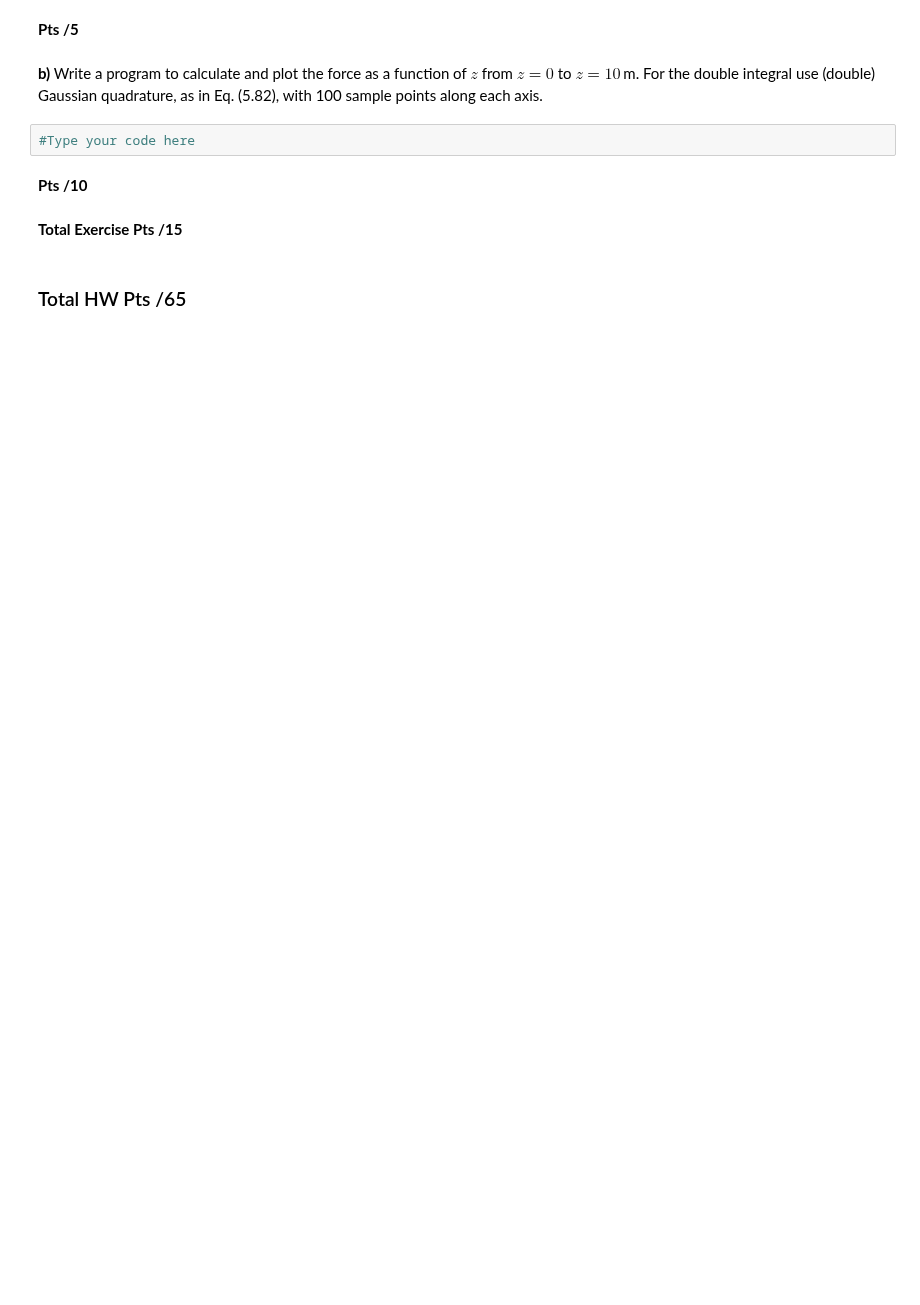
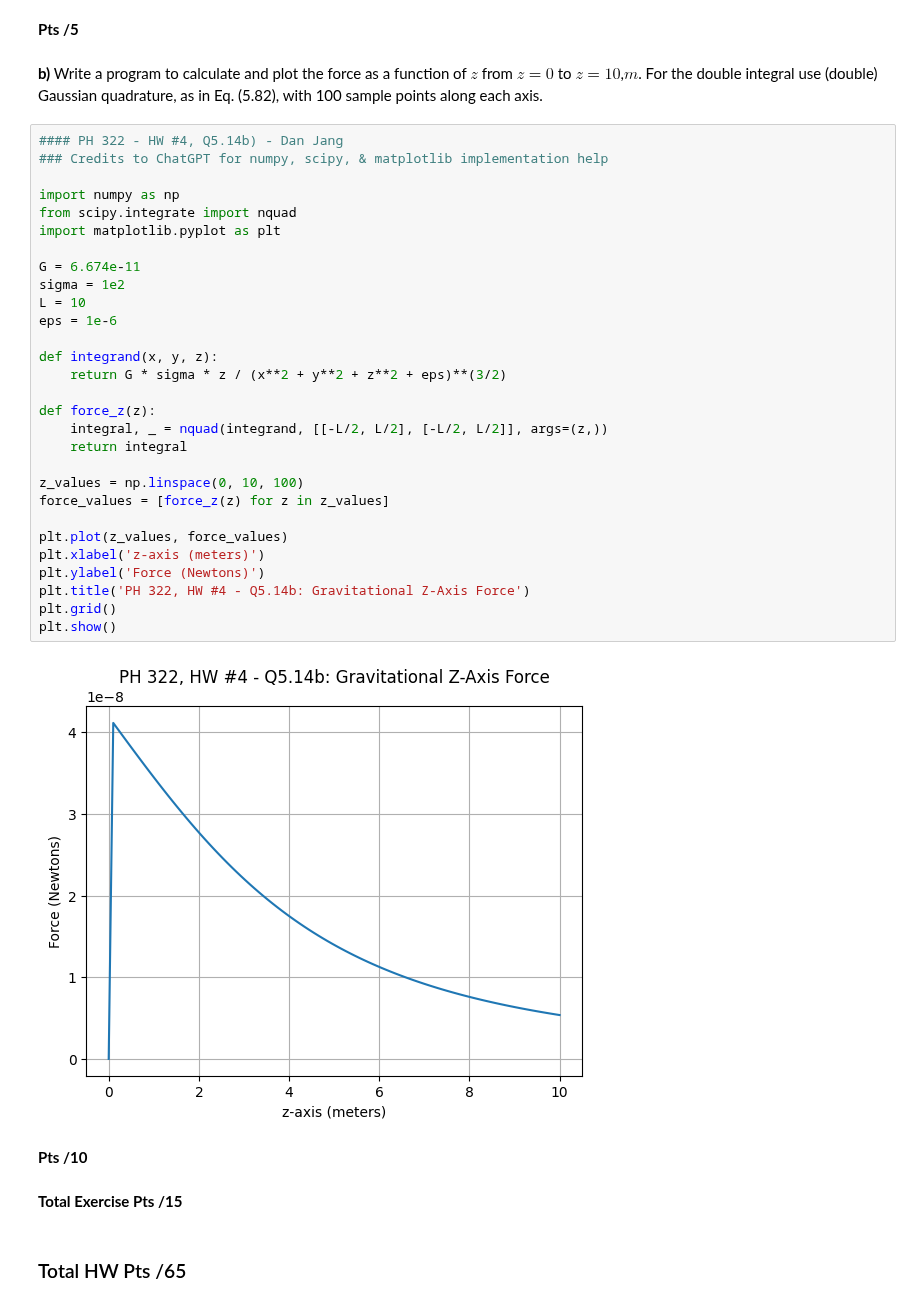
Before and after one commit to DebuggerDan/ph322-computational-physics-sp23, a Jupyter notebook: hw4_notebook_2023.ipynb, the cells around one changed output. Drawn from its saved outputs; the diff is of its cells as text; blank space fills up the shorter version.

```diff
--- a/hw4_notebook_2023.ipynb
+++ b/hw4_notebook_2023.ipynb
@@ -146,10 +426,39 @@ Type your answer here or insert an image
 **Pts /5**
 # %% [markdown]
 **b)** Write a program to calculate and plot the force as a function of $z$
-  from $z=0$ to $z=10\,$m.  For the double integral use (double) Gaussian
+  from $z=0$ to $z=10$\,$m$.  For the double integral use (double) Gaussian
   quadrature, as in Eq. (5.82), with 100 sample points along each axis.
-# %%
-#Type your code here
+# %%
+#### PH 322 - HW #4, Q5.14b) - Dan Jang
+### Credits to ChatGPT for numpy, scipy, & matplotlib implementation help
+
+import numpy as np
+from scipy.integrate import nquad
+import matplotlib.pyplot as plt
+
+G = 6.674e-11
+sigma = 1e2
+L = 10
+eps = 1e-6
+
+def integrand(x, y, z):
+    return G * sigma * z / (x**2 + y**2 + z**2 + eps)**(3/2)
+
+def force_z(z):
+    integral, _ = nquad(integrand, [[-L/2, L/2], [-L/2, L/2]], args=(z,))
+    return integral
+
+z_values = np.linspace(0, 10, 100)
+force_values = [force_z(z) for z in z_values]
+
+plt.plot(z_values, force_values)
+plt.xlabel('z-axis (meters)')
+plt.ylabel('Force (Newtons)')
+plt.title('PH 322, HW #4 - Q5.14b: Gravitational Z-Axis Force')
+plt.grid()
+plt.show()
+# %% [output]
+[figure, added]
 # %% [markdown]
 **Pts /10**
 # %% [markdown]
```
Also changed, not shown: parts of 23 cells of this notebook, 2 other files.
